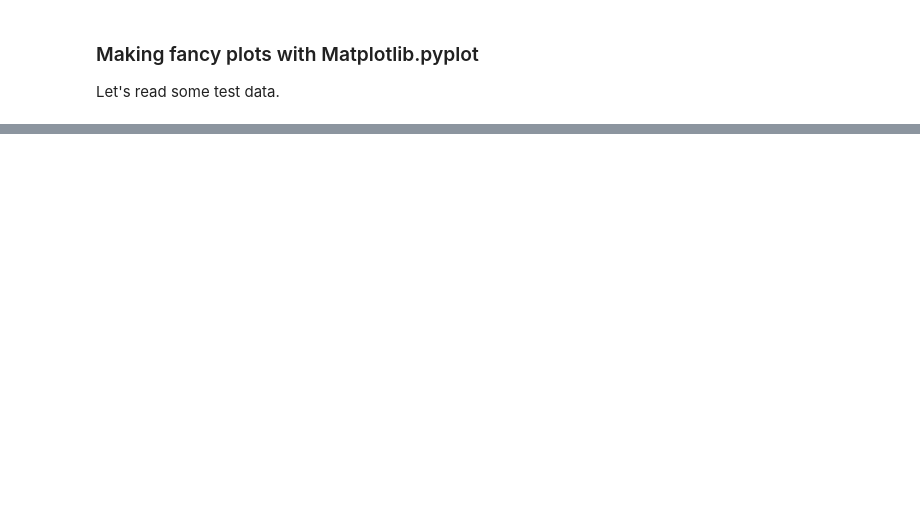
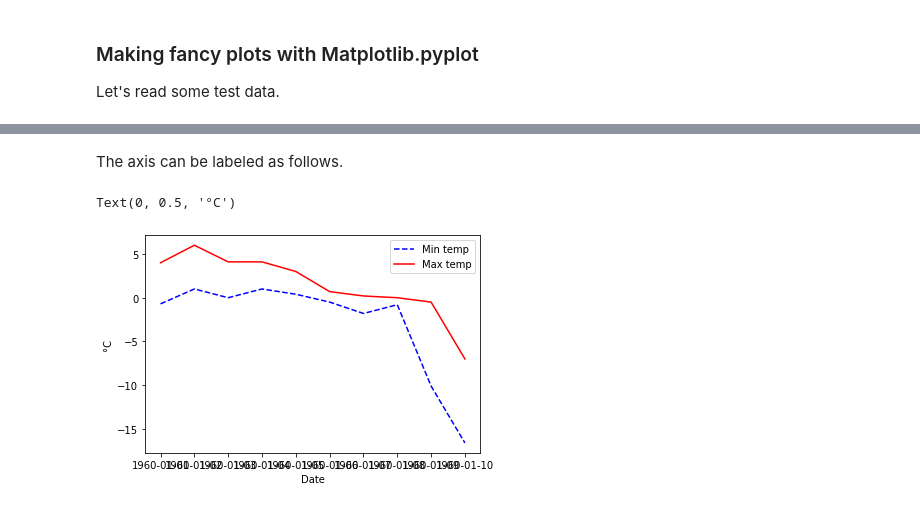
Before and after one commit to BeNrn/TestingRepo, a Jupyter notebook: KnowHowBase/Python/Matplotlib_Pyplot/Matplotlib_Basics.ipynb, the cells around one changed output, grey strips where cells are left out. Saved outputs shown, nothing was run; the diff lists cells and outputs as text; code cells hidden in the pictures; blank space fills up the shorter version.

```diff
--- a/KnowHowBase/Python/Matplotlib_Pyplot/Matplotlib_Basics.ipynb
+++ b/KnowHowBase/Python/Matplotlib_Pyplot/Matplotlib_Basics.ipynb
@@ -34,0 +80,14 @@ plt.plot(df)
+# %% [markdown]
+The axis can be labeled as follows.
+# %%
+#data
+plt.plot(df["Tmin"], "b--", label = "Min temp")
+plt.plot(df["Tmax"], "r", label = "Max temp")
+#legend
+plt.legend(loc = "best", ncol = 1)
+#axis labels
+plt.xlabel("Date")
+plt.ylabel("°C")
+# %% [output]
+Text(0, 0.5, '°C')
+[figure, added]
```
Also changed, not shown: parts of 11 cells of this notebook, 1 other file.
